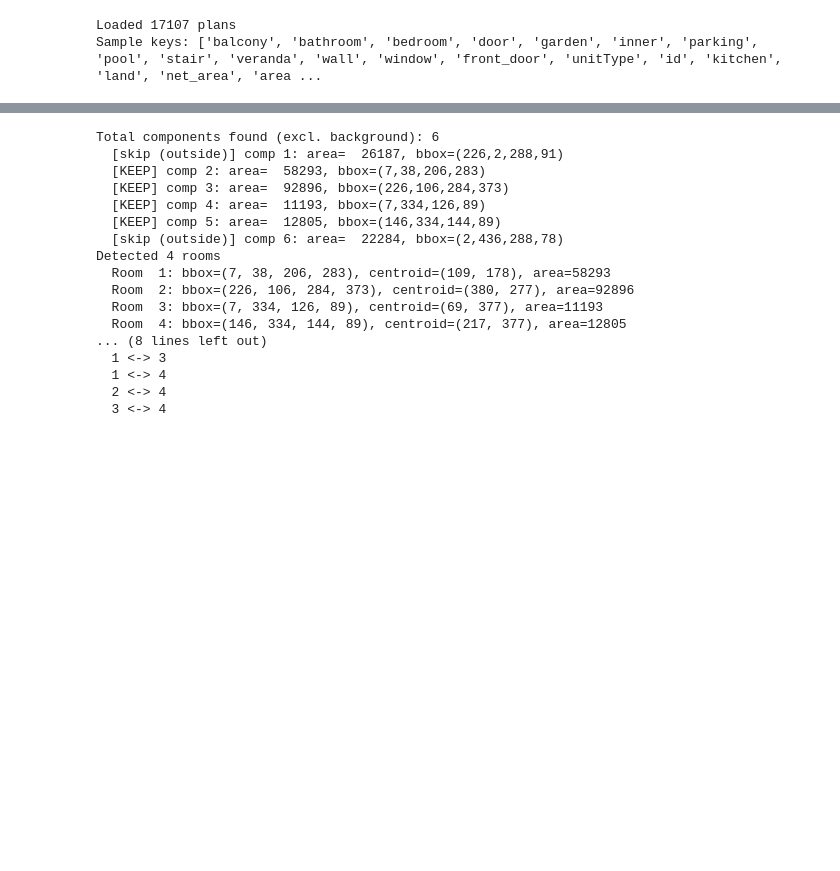
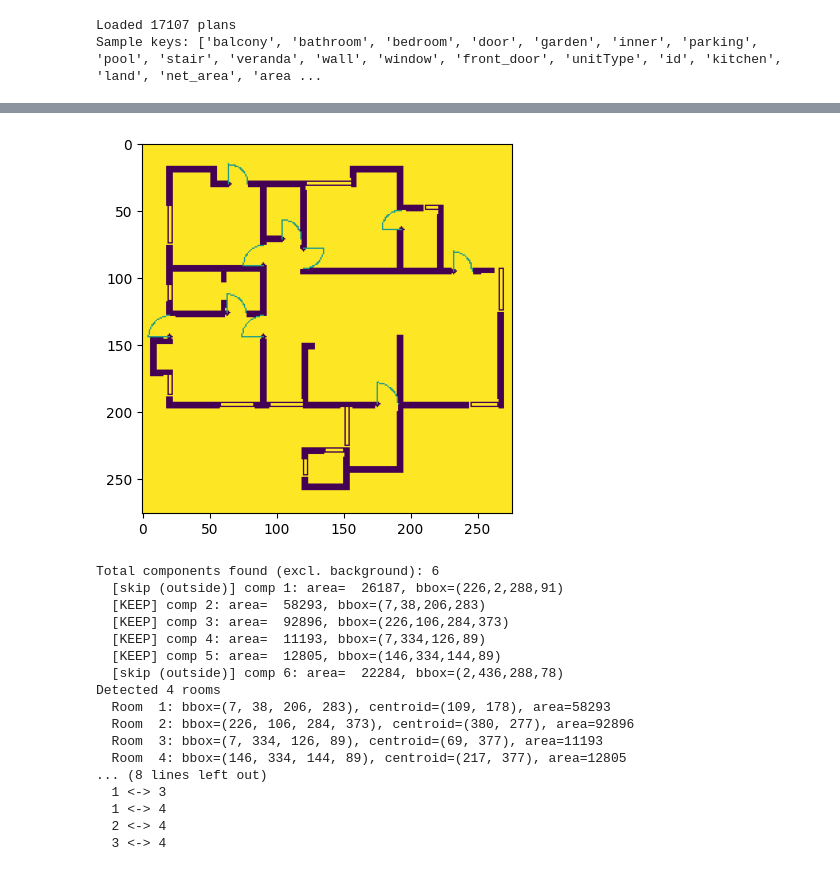
Before and after one commit to butchi-adari-tcgls/mitunet_2d_seg, a Jupyter notebook: resplan_analysis.ipynb, the cells around one changed output, grey strips where cells are left out. Drawn from its saved outputs; the diff is of its cells as text; code cells hidden in the pictures; blank space fills up the shorter version.

```diff
--- a/resplan_analysis.ipynb
+++ b/resplan_analysis.ipynb
@@ -27,3 +49,17 @@ Sample keys: ['balcony', 'bathroom', 'bedroom', 'door', 'garden', 'inner', 'park
+# %%
+idx = random.randrange(len(plans))
+plan = plans[idx]
+
+SHAPE = (512, 512)
+
+img = get_2d_plan(plan, show=False)
+# img_path = f'plans/plan_{idx}.png'
+# cv2.imwrite(img_path, img)
+
+plt.imshow(img)
+plt.show()
+# %% [output]
+[figure, added]
 # %%
 idx = random.randrange(len(plans))
 plan = plans[idx]
```
Also changed, not shown: parts of 1 cell of this notebook, 2 other files.
